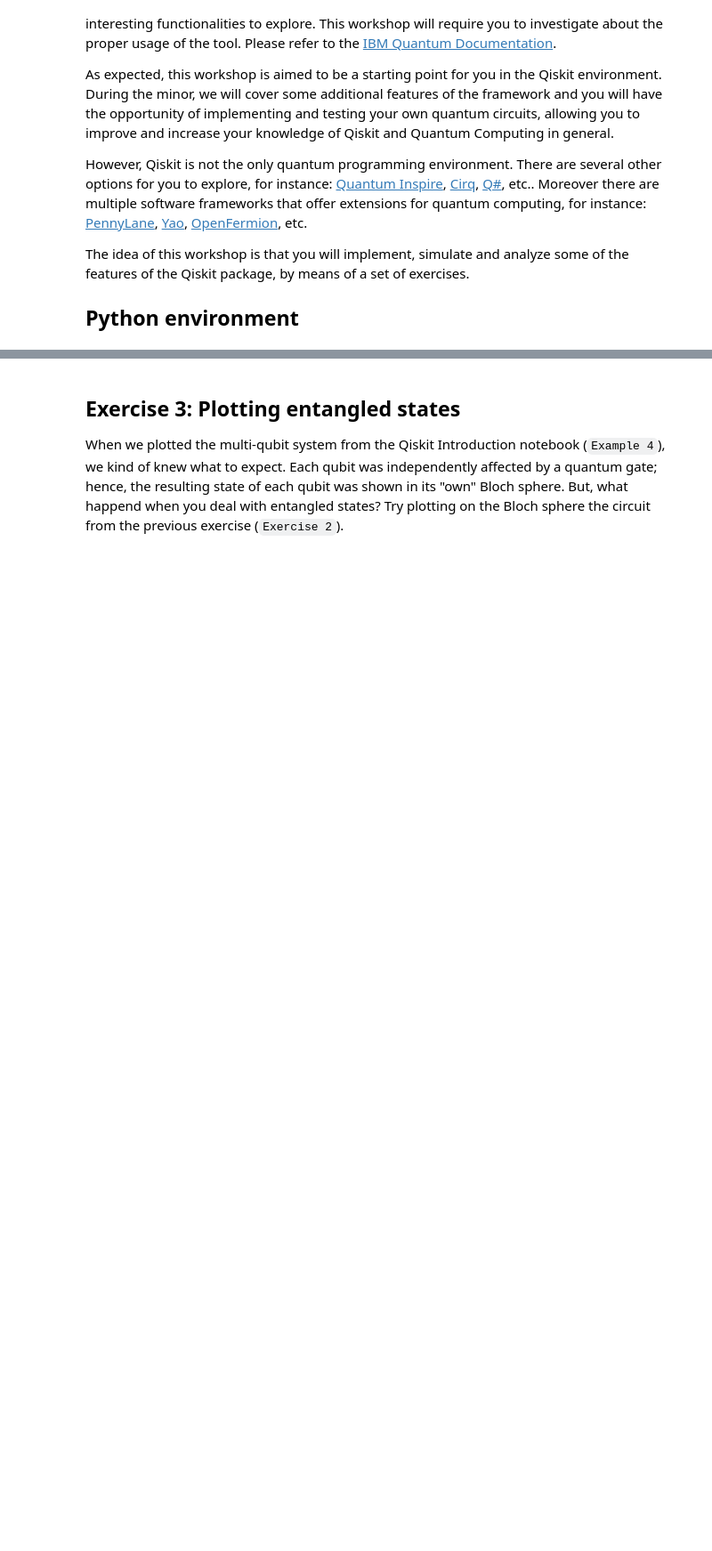
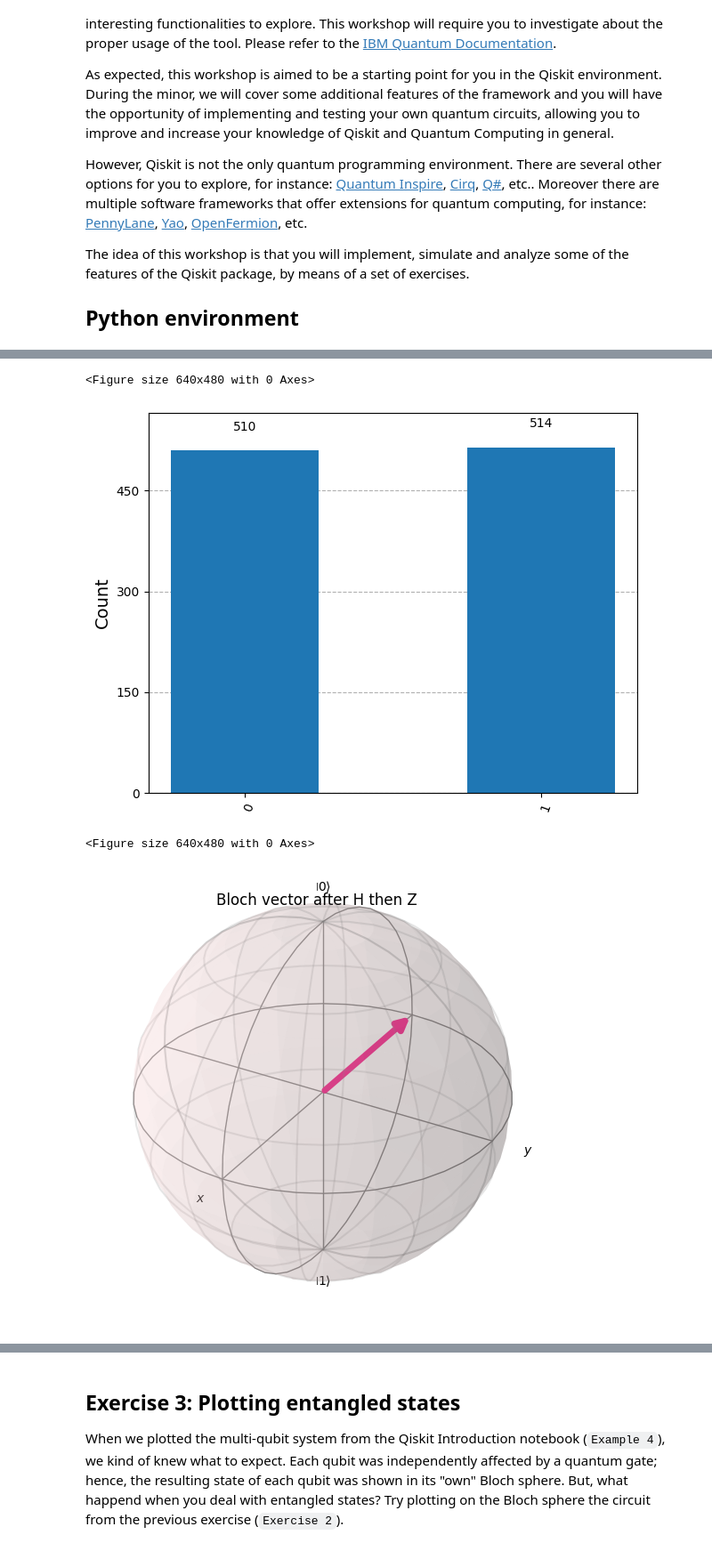
Before and after one commit to RowieK/Quantum-Computing-Minor, a Jupyter notebook: QCI - Assignment4 - Lesson 4 - Qiskit Introduction 2/Qiskit Introduction 2/Quantum Programming 2.ipynb, the cells around one changed output, grey strips where cells are left out. Shown at 89% size. Cells and saved outputs as stored; diff of their text form; code cells hidden in the pictures; blank space fills up the shorter version.

```diff
--- a/QCI - Assignment4 - Lesson 4 - Qiskit Introduction 2/Qiskit Introduction 2/Quantum Programming 2.ipynb
+++ b/QCI - Assignment4 - Lesson 4 - Qiskit Introduction 2/Qiskit Introduction 2/Quantum Programming 2.ipynb
@@ -56,3 +58,62 @@ As you may understand, the goal of this workshop is not to present every single
 In the following exercise you will implement a simple quantum circuit, will perform the simulation, present the results and plot the intermediate quantum states. The circuit is the following:
 
 ![Exercise1](img/exercise1.png)
+# %%
+%matplotlib inline
+
+from qiskit import QuantumCircuit
+from qiskit.quantum_info import Operator, Statevector
+from qiskit.visualization import plot_histogram, plot_bloch_vector
+import numpy as np
+import matplotlib.pyplot as plt
+
+# Build the circuit (with classical register for measurement)
+qc = QuantumCircuit(1, 1)
+qc.h(0)
+qc.z(0)
+qc.measure(0, 0)
+
+# Build a copy without the measurement so we can obtain the statevector/unitary
+qc_no_measure = QuantumCircuit(1)
+qc_no_measure.h(0)
+qc_no_measure.z(0)
+
+unitary = Operator(qc_no_measure).data
+
+print("Circuit for HZ (with measurement):")
+print(qc)
+
+print("\nUnitary matrix of HZ (no measurement):")
+print(unitary)
+
+# Obtain the statevector before measurement
+sv = Statevector(qc_no_measure)
+print("\nStatevector amplitudes (alpha, beta):")
+print(sv.data)
+
+# Get probabilities and sampled counts (as if measured) using the statevector sampler
+probs = sv.probabilities_dict()
+counts = sv.sample_counts(shots=1024)
+print("\nProbabilities:")
+print(probs)
+print("\nSampled counts (1024 shots):")
+print(counts)
+
+# Plot histogram of sampled counts
+plt.figure()
+plot_histogram(counts)
+plt.show()
+
+# Compute Bloch vector from single-qubit amplitudes [alpha, beta]
+alpha, beta = sv.data
+bloch_x = 2 * np.real(alpha * np.conj(beta))
+bloch_y = 2 * np.imag(beta * np.conj(alpha))
+bloch_z = np.abs(alpha)**2 - np.abs(beta)**2
+bloch = [bloch_x, bloch_y, bloch_z]
+
+# Plot Bloch vector
+plt.figure()
+plot_bloch_vector(bloch)
+plt.title("Bloch vector after H then Z")
+plt.show()
+# %% [output]
@@ -59,3 +139,7 @@ In the following exercise you will implement a simple quantum circuit, will perf
+<Figure size 640x480 with 0 Axes>
+[figure, added]
+<Figure size 640x480 with 0 Axes>
+[figure, added]
 # %% [markdown]
 ## Exercise 6: Multi-qubit gates
 
```
Also changed, not shown: parts of 2 cells of this notebook, 1 other file.
